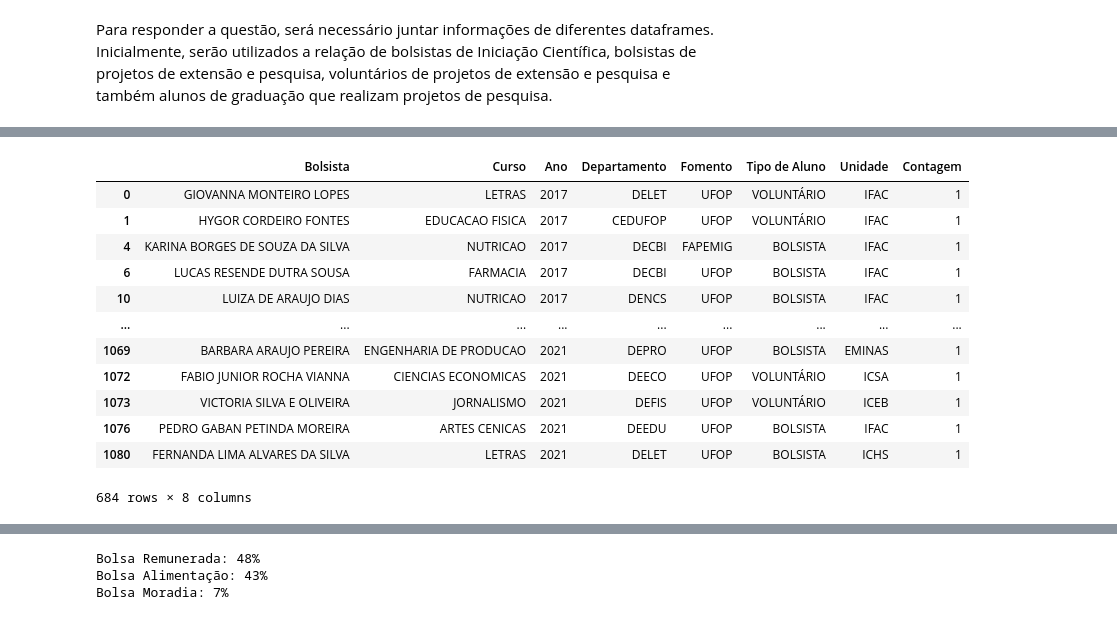
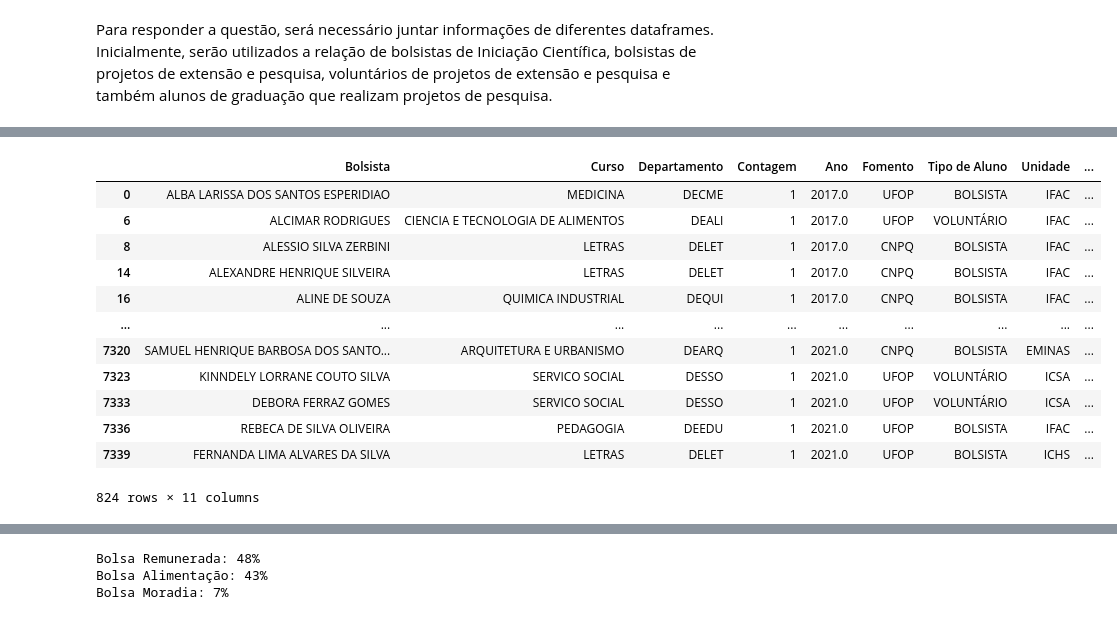
Before and after one commit to riguedes/IC_UFOP, a Jupyter notebook: projeto.ipynb, the cells around one changed output, grey strips where cells are left out. Saved outputs shown, nothing was run; the diff lists cells and outputs as text; code cells hidden in the pictures.

```diff
--- a/projeto.ipynb
+++ b/projeto.ipynb
@@ -583,7 +583,7 @@ Index([' Nome', 'Curso', 'Setor', 'Data_Inicio', ' Data_Fim', 'Unnamed: 5',
 #Removendo colunas que não serão necessárias
 df_quatro.drop(['Unnamed: 5'],axis=1, inplace=True)
 # %%
-df_quatro.columns = ['Nome','Curso','Departamento','Data de Inicio','Data Fim', 'Contagem'] #Renomeando colunas
+df_quatro.columns = ['Bolsista','Curso','Departamento','Data de Inicio','Data Fim', 'Contagem'] #Renomeando colunas
 # %%
 df_quatro
 # %% [output]
@@ -645,7 +645,7 @@ df_cinco.columns #Saber o nome das colunas
 # %% [output]
 Index(['NOME', 'CURSO', 'SETOR', 'DATA INICIO', 'DATA FIM', 'Contagem'], dtype='object')
 # %%
-df_cinco.columns = ['Nome','Curso','Departamento','Data de Inicio','Data Fim', 'Contagem'] #Renomeando colunas
+df_cinco.columns = ['Bolsista','Curso','Departamento','Data de Inicio','Data Fim', 'Contagem'] #Renomeando colunas
 # %%
 df_cinco
 # %% [output]
@@ -909,17 +909,17 @@ Bolsa Moradia: 7%
 # %% [markdown]
 Para responder a questão, será necessário juntar informações de diferentes dataframes. Inicialmente, serão utilizados a relação de bolsistas de Iniciação Científica, bolsistas de projetos de extensão e pesquisa, voluntários de projetos de extensão e pesquisa e também alunos de graduação que realizam projetos de pesquisa.
 # %%
-# Juntando voluntarios de projetos de extensão com bolsistas de IC
-parcial = pd.merge(df, df_quatro, left_on='Bolsista', right_on='Nome')
+# Juntando voluntarios e bolsistas no geral
+parcial = pd.merge(df_cinco, df_quatro, on = 'Bolsista')
 parcial = parcial.drop_duplicates() # remoção de linhas repetidas
 total_parcial = parcial.drop_duplicates(subset='Bolsista') #remoção de nomes repetidos
 parcial_copy = total_parcial.copy() #copiando dataframe para evitar erros de compilação
 
 #Excluindo colunas desnecessárias na análise de dados
-parcial_copy.drop(['Contagem_x', 'Nome', 'Curso_y', 'Departamento_y','Data de Inicio', 'Data Fim'], axis=1, inplace=True)
+parcial_copy.drop(['Data de Inicio_x','Data Fim_x','Contagem_x','Curso_y', 'Departamento_y','Data de Inicio_y', 'Data Fim_y'], axis=1, inplace=True)
 
 #Renomeando o dataframe obtido
-parcial_copy.columns = ['Bolsista','Curso','Ano','Departamento','Fomento','Tipo de Aluno','Unidade','Contagem']
+parcial_copy.columns = ['Bolsista','Curso','Departamento','Contagem']
 
 #Imprimindo a relação de alunos
 parcial_copy
@@ -940,15 +940,15 @@ parcial_copy
 # %%
-# Juntando bolsistas de projetos de extensão com bolsistas de IC
-parcial_um = pd.merge(df, df_cinco, left_on='Bolsista', right_on='Nome')
+# Juntando bolsistas com bolsistas de IC
+parcial_um = pd.merge(df, df_um)
 parcial_um = parcial_um.drop_duplicates() # remoção de linhas repetidas
 total_parcial_um = parcial_um.drop_duplicates(subset='Bolsista') #remoção de nomes repetidos
 parcial_um_copy = total_parcial_um.copy() #copiando dataframe para evitar erros de compilação
 
 #Excluindo colunas desnecessárias na análise de dados
-parcial_um_copy.drop(['Contagem_x', 'Nome', 'Curso_y', 'Departamento_y','Data de Inicio', 'Data Fim'], axis=1, inplace=True)
+#parcial_um_copy.drop(['Contagem_x','Curso_y', 'Data de Inicio', 'Data Fim'], axis=1, inplace=True)
 
 #Renomeando o dataframe obtido
-parcial_um_copy.columns = ['Bolsista','Curso','Ano','Departamento','Fomento','Tipo de Aluno','Unidade','Contagem']
+#parcial_um_copy.columns = ['Bolsista','Curso','Ano','Departamento','Fomento','Tipo de Aluno','Unidade','Categoria da Bolsa','Contagem']
 
 #Imprimindo a relação de alunos
 parcial_um_copy
@@ -969,20 +969,21 @@ parcial_um_copy
 # %%
-# Concatenando resultados parciais para identificar bolsistas e voluntários dos projetos de extensão da UFOP
+# Concatenando resultados parciais para identificar bolsistas e voluntários da UFOP
 extensao = pd.concat([parcial_copy, parcial_um_copy])
 extensao = extensao.drop_duplicates() # Removendo linhas repetidas
+extensao = extensao.dropna(subset=['Tipo de Aluno']) # Removendo linhas com 'NaN' na coluna 'Tipo de Aluno'
 extensao
 # %% [output]
-|  | Bolsista | Curso | Ano | Departamento | Fomento | Tipo de Aluno | Unidade | Contagem |
-| 0 | GIOVANNA MONTEIRO LOPES | LETRAS | 2017 | DELET | UFOP | VOLUNTÁRIO | IFAC | 1 |
-| 1 | HYGOR CORDEIRO FONTES | EDUCACAO FISICA | 2017 | CEDUFOP | UFOP | VOLUNTÁRIO | IFAC | 1 |
-| 4 | KARINA BORGES DE SOUZA DA SILVA | NUTRICAO | 2017 | DECBI | FAPEMIG | BOLSISTA | IFAC | 1 |
-| 6 | LUCAS RESENDE DUTRA SOUSA | FARMACIA | 2017 | DECBI | UFOP | BOLSISTA | IFAC | 1 |
-| 10 | LUIZA DE ARAUJO DIAS | NUTRICAO | 2017 | DENCS | UFOP | BOLSISTA | IFAC | 1 |
-| ... | ... | ... | ... | ... | ... | ... | ... | ... |
-| 1069 | BARBARA ARAUJO PEREIRA | ENGENHARIA DE PRODUCAO | 2021 | DEPRO | UFOP | BOLSISTA | EMINAS | 1 |
-| 1072 | FABIO JUNIOR ROCHA VIANNA | CIENCIAS ECONOMICAS | 2021 | DEECO | UFOP | VOLUNTÁRIO | ICSA | 1 |
-| 1073 | VICTORIA SILVA E OLIVEIRA | JORNALISMO | 2021 | DEFIS | UFOP | VOLUNTÁRIO | ICEB | 1 |
-| 1076 | PEDRO GABAN PETINDA MOREIRA | ARTES CENICAS | 2021 | DEEDU | UFOP | BOLSISTA | IFAC | 1 |
-| 1080 | FERNANDA LIMA ALVARES DA SILVA | LETRAS | 2021 | DELET | UFOP | BOLSISTA | ICHS | 1 |
+|  | Bolsista | Curso | Departamento | Contagem | Ano | Fomento | Tipo de Aluno | Unidade | ... |
+| 0 | ALBA LARISSA DOS SANTOS ESPERIDIAO | MEDICINA | DECME | 1 | 2017.0 | UFOP | BOLSISTA | IFAC | ... |
+| 6 | ALCIMAR RODRIGUES | CIENCIA E TECNOLOGIA DE ALIMENTOS | DEALI | 1 | 2017.0 | UFOP | VOLUNTÁRIO | IFAC | ... |
+| 8 | ALESSIO SILVA ZERBINI | LETRAS | DELET | 1 | 2017.0 | CNPQ | BOLSISTA | IFAC | ... |
+| 14 | ALEXANDRE HENRIQUE SILVEIRA | LETRAS | DELET | 1 | 2017.0 | CNPQ | BOLSISTA | IFAC | ... |
+| 16 | ALINE DE SOUZA | QUIMICA INDUSTRIAL | DEQUI | 1 | 2017.0 | CNPQ | BOLSISTA | IFAC | ... |
+| ... | ... | ... | ... | ... | ... | ... | ... | ... | ... |
+| 7320 | SAMUEL HENRIQUE BARBOSA DOS SANTO... | ARQUITETURA E URBANISMO | DEARQ | 1 | 2021.0 | CNPQ | BOLSISTA | EMINAS | ... |
+| 7323 | KINNDELY LORRANE COUTO SILVA | SERVICO SOCIAL | DESSO | 1 | 2021.0 | UFOP | VOLUNTÁRIO | ICSA | ... |
+| 7333 | DEBORA FERRAZ GOMES | SERVICO SOCIAL | DESSO | 1 | 2021.0 | UFOP | VOLUNTÁRIO | ICSA | ... |
+| 7336 | REBECA DE SILVA OLIVEIRA | PEDAGOGIA | DEEDU | 1 | 2021.0 | UFOP | BOLSISTA | IFAC | ... |
+| 7339 | FERNANDA LIMA ALVARES DA SILVA | LETRAS | DELET | 1 | 2021.0 | UFOP | BOLSISTA | ICHS | ... |
-684 rows × 8 columns
+824 rows × 11 columns
 # %%
```
Also changed, not shown: parts of 28 cells of this notebook.
